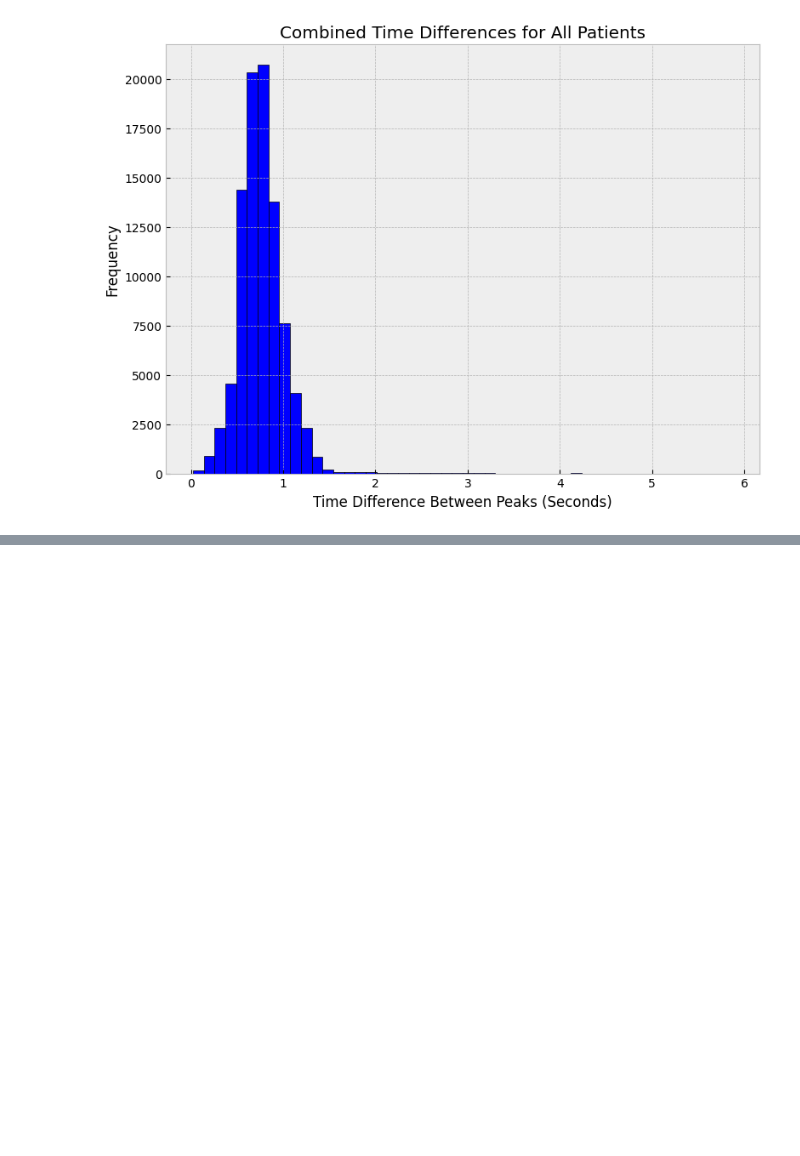
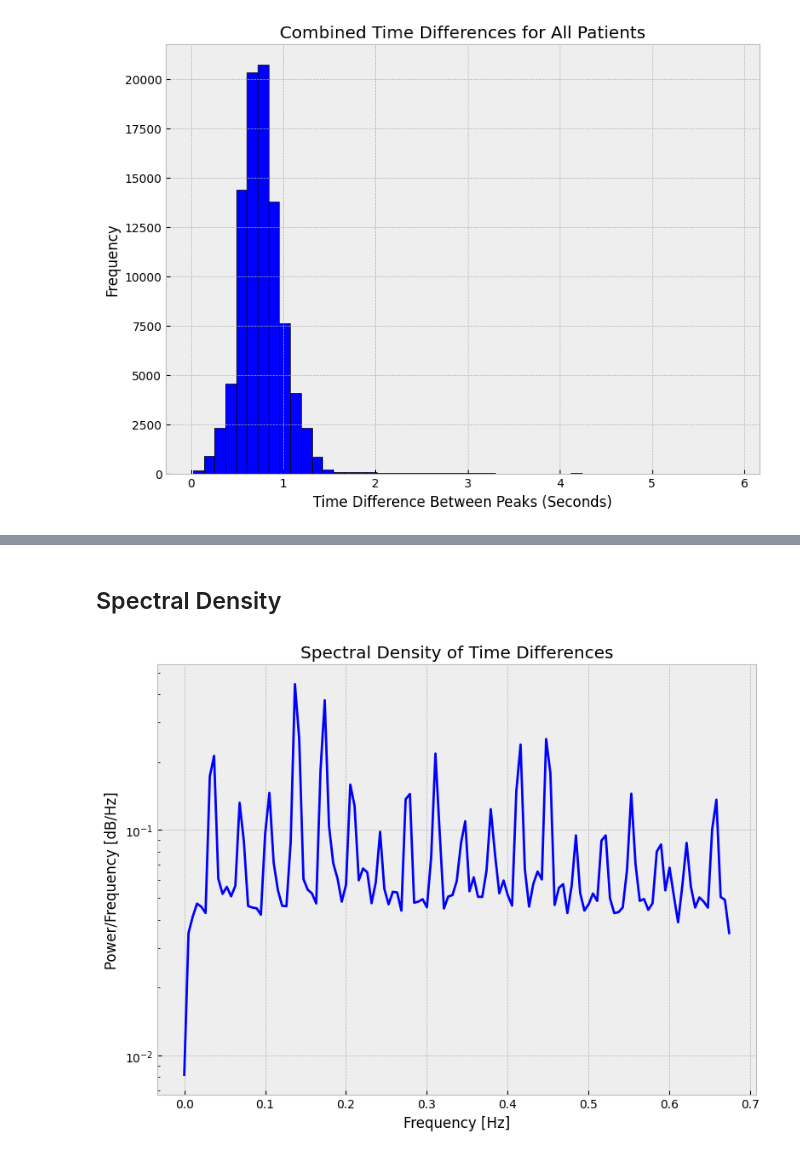
Before and after one commit to uriballo/ECG-BeatClassification-SVM, a Jupyter notebook: SVM-ASP.ipynb, the cells around one changed output, grey strips where cells are left out. Saved outputs shown, nothing was run; the diff lists cells and outputs as text; code cells hidden in the pictures; blank space fills up the shorter version.

```diff
--- a/SVM-ASP.ipynb
+++ b/SVM-ASP.ipynb
@@ -532,0 +523,23 @@ plt.show()
+# %% [markdown]
+## Spectral Density
+# %%
+from scipy.signal import welch
+
+# Define the sampling frequency
+# Assuming the sampling frequency is the reciprocal of the median time difference between peaks
+sampling_frequency = 1 / np.median(all_time_differences_series)
+
+# Compute the spectral density using Welch's method
+frequencies, power_spectral_density = welch(all_time_differences_series, fs=sampling_frequency, window='hann', nperseg=256, scaling='density')
+
+# Plot the spectral density
+plt.figure(figsize=(8, 6))
+plt.semilogy(frequencies, power_spectral_density, color='blue')  # Log scale for y-axis
+plt.xlabel('Frequency [Hz]')
+plt.ylabel('Power/Frequency [dB/Hz]')
+plt.title('Spectral Density of Time Differences')
+plt.grid(True)
+plt.tight_layout()
+plt.show()
+# %% [output]
+[figure, added]
```
Also changed, not shown: parts of 4 cells of this notebook.
